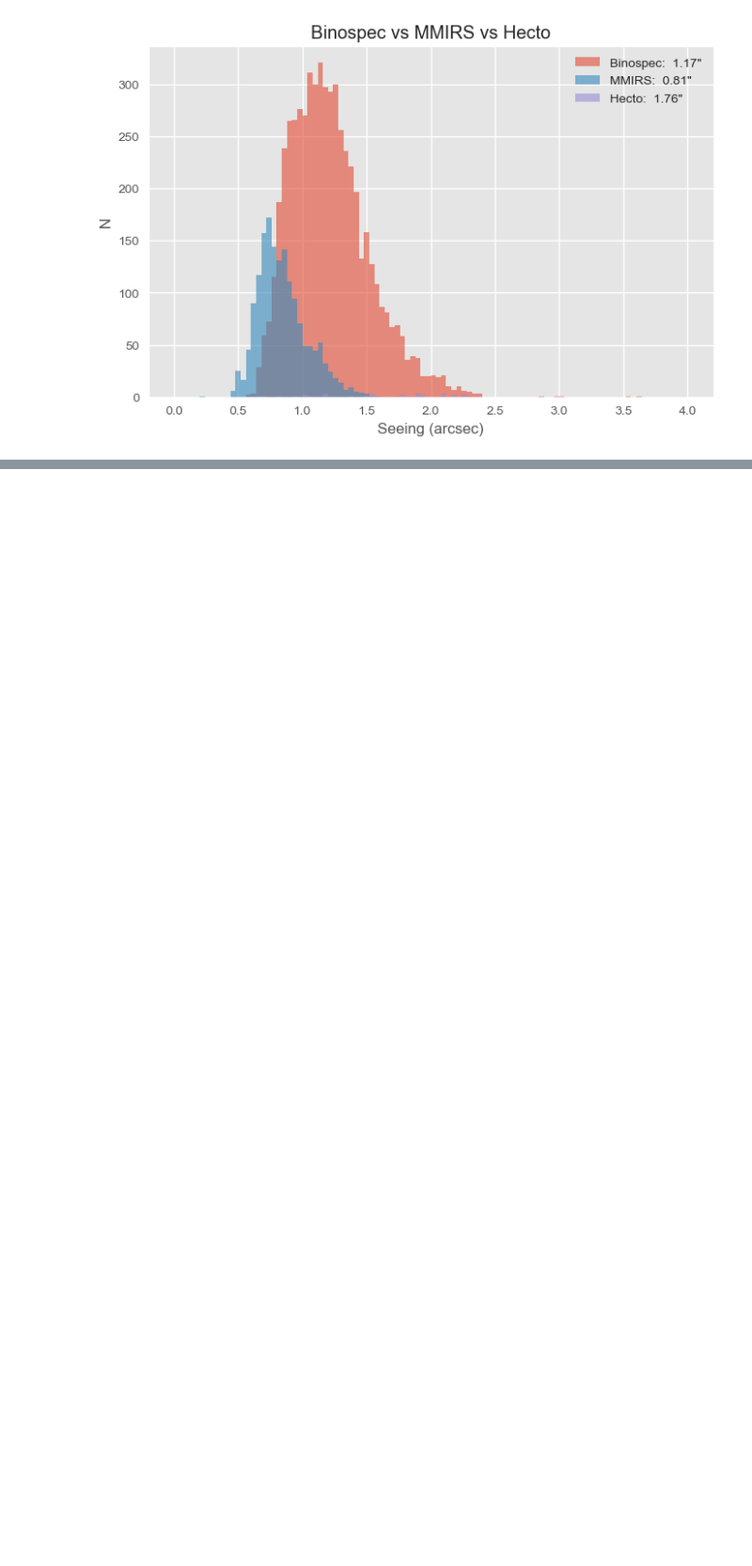
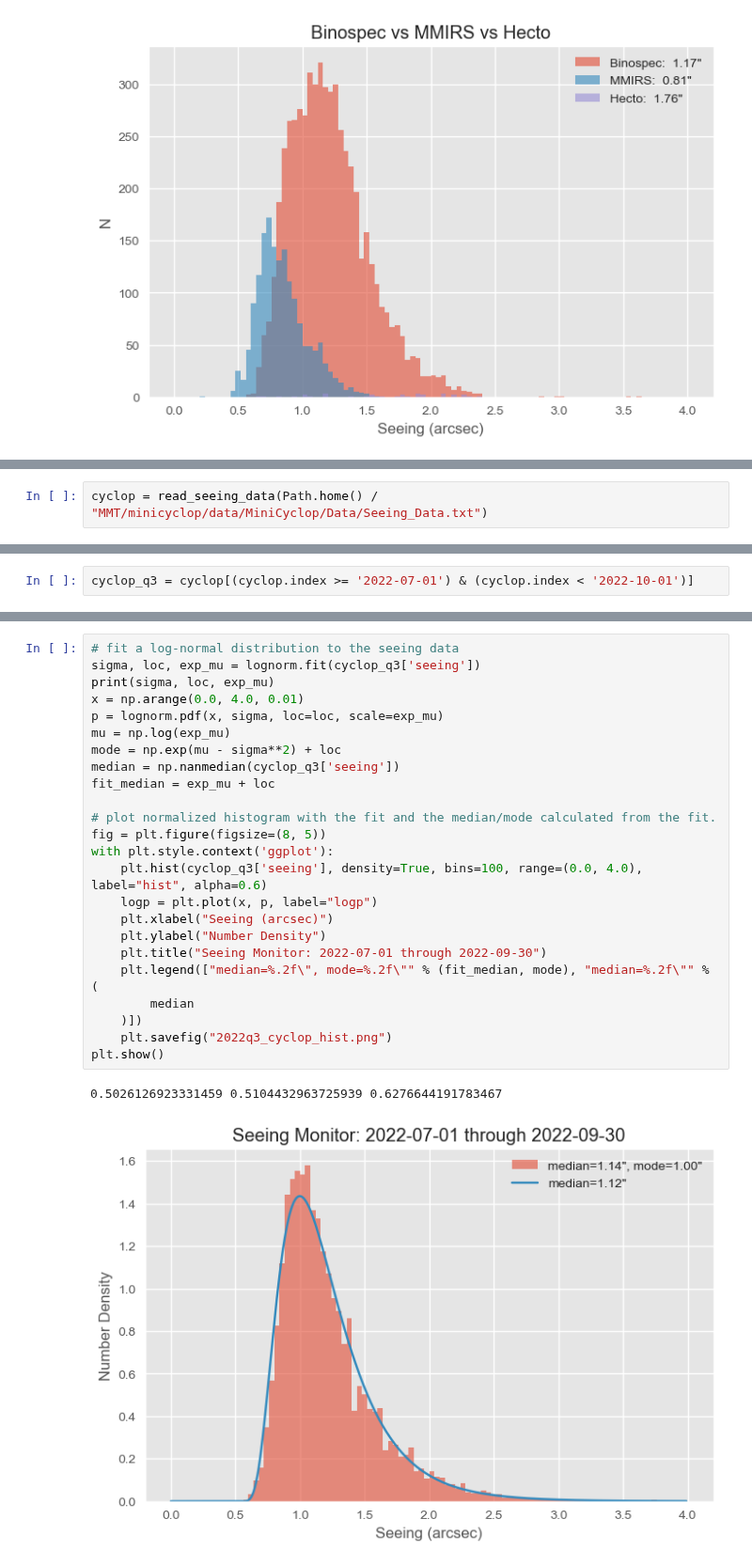
Before and after one commit to MMTObservatory/seeing_analysis, a Jupyter notebook: Seeing Summary - 2022_q3.ipynb, the cells around one changed output, grey strips where cells are left out. Shown at 94% size. Saved outputs shown, nothing was run; the diff lists cells and outputs as text; blank space fills up the shorter version.

Commit message:
add plots of cyclop seeing; do cyclop analysis in notebook

```diff
--- a/Seeing Summary - 2022_q3.ipynb
+++ b/Seeing Summary - 2022_q3.ipynb
@@ -225,0 +226,2 @@ mmirs = fixed[fixed['wfs'] == 'mmirs']
+# %%
+cyclop = read_seeing_data(Path.home() / "MMT/minicyclop/data/MiniCyclop/Data/Seeing_Data.txt")
@@ -225,0 +245,2 @@ mmirs = fixed[fixed['wfs'] == 'mmirs']
+# %%
+cyclop_q3 = cyclop[(cyclop.index >= '2022-07-01') & (cyclop.index < '2022-10-01')]
@@ -225,0 +264,27 @@ mmirs = fixed[fixed['wfs'] == 'mmirs']
+# %%
+# fit a log-normal distribution to the seeing data
+sigma, loc, exp_mu = lognorm.fit(cyclop_q3['seeing'])
+print(sigma, loc, exp_mu)
+x = np.arange(0.0, 4.0, 0.01)
+p = lognorm.pdf(x, sigma, loc=loc, scale=exp_mu)
+mu = np.log(exp_mu)
+mode = np.exp(mu - sigma**2) + loc
+median = np.nanmedian(cyclop_q3['seeing'])
+fit_median = exp_mu + loc
+
+# plot normalized histogram with the fit and the median/mode calculated from the fit.
+fig = plt.figure(figsize=(8, 5))
+with plt.style.context('ggplot'):
+    plt.hist(cyclop_q3['seeing'], density=True, bins=100, range=(0.0, 4.0), label="hist", alpha=0.6)
+    logp = plt.plot(x, p, label="logp")
+    plt.xlabel("Seeing (arcsec)")
+    plt.ylabel("Number Density")
+    plt.title("Seeing Monitor: 2022-07-01 through 2022-09-30")
+    plt.legend(["median=%.2f\", mode=%.2f\"" % (fit_median, mode), "median=%.2f\"" % (
+        median
+    )])
+    plt.savefig("2022q3_cyclop_hist.png")
+plt.show()
+# %% [output]
+0.5026126923331459 0.5104432963725939 0.6276644191783467
+[figure, added]
```
Also changed, not shown: parts of 8 cells of this notebook, 5 other files.
